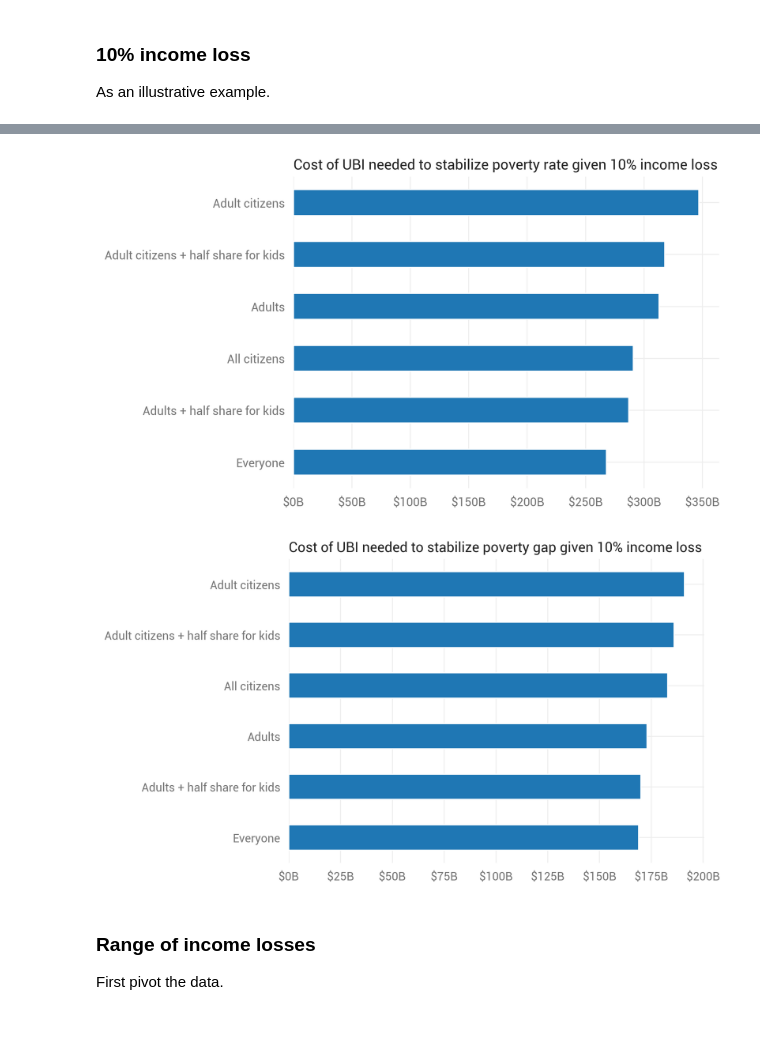
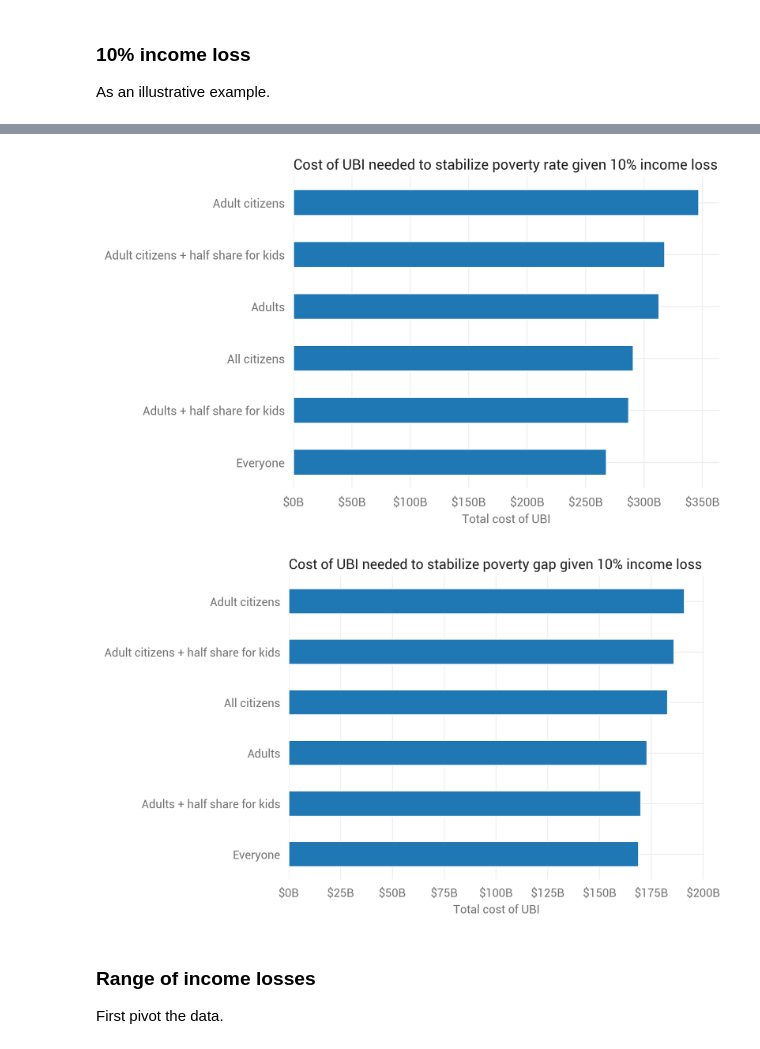
Before and after one commit to UBICenter/ubi-center, a Jupyter notebook: notebooks/covid/covid_ubi.ipynb, the cells around one changed output, grey strips where cells are left out. Cells and saved outputs as stored; diff of their text form; code cells hidden in the pictures.

```diff
--- a/notebooks/covid/covid_ubi.ipynb
+++ b/notebooks/covid/covid_ubi.ipynb
@@ -517,15 +519,16 @@ plt.show()
 # %%
 ax = ubis[ubis.cut == 0.1].sort_values('pov_rate_ubi_cost_b').plot.barh(
     'label', 'pov_rate_ubi_cost_b')
 plt.title('Cost of UBI needed to stabilize poverty rate given 10% income loss',
           loc='left')
 ax.xaxis.set_major_formatter(mdf.dollar_format('B'))
 plt.ylabel('')
+plt.xlabel('Total cost of UBI')
 ax.get_legend().remove()
 plt.savefig('charts/ubi_cost_pov_rate_10pct.png', bbox_inches='tight')
 plt.show()
 # %% [output]
-[figure, old version]
+[figure, new version]
 # %%
 ax = ubis[ubis.cut == 0.1].sort_values('pov_gap_ubi_cost_b').plot.barh(
     'label', 'pov_gap_ubi_cost_b')
@@ -533,11 +536,12 @@ plt.title('Cost of UBI needed to stabilize poverty gap given 10% income loss',
           loc='left')
 ax.xaxis.set_major_formatter(mdf.dollar_format('B'))
 plt.ylabel('')
+plt.xlabel('Total cost of UBI')
 ax.get_legend().remove()
 plt.savefig('charts/ubi_cost_pov_gap_10pct.png', bbox_inches='tight')
 plt.show()
 # %% [output]
-[figure, old version]
+[figure, new version]
 # %% [markdown]
 ### Range of income losses
 
```
Also changed, not shown: parts of 4 cells of this notebook, 6 other files.
